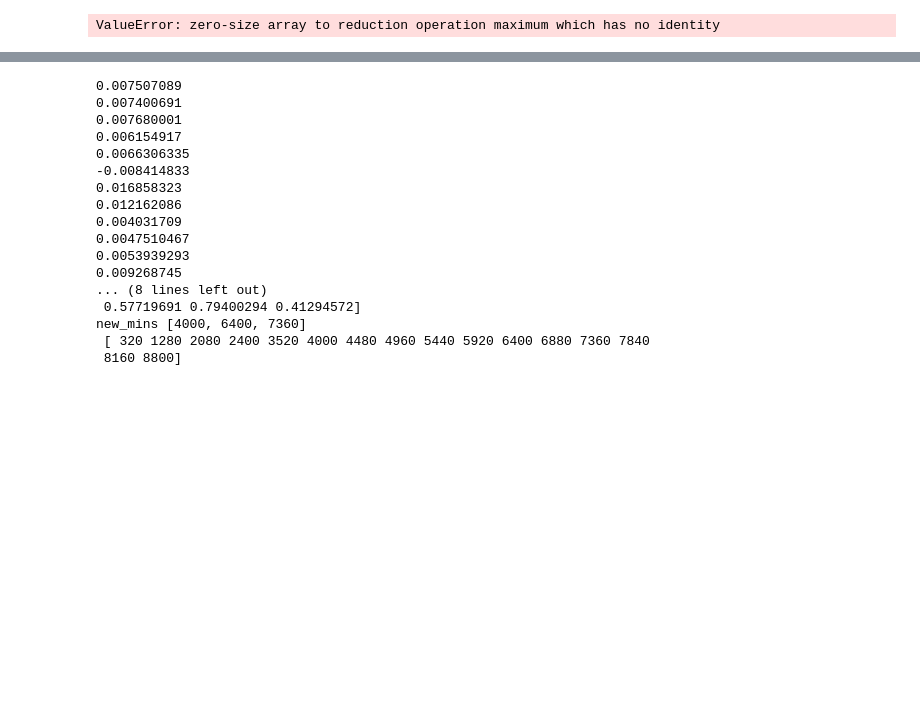
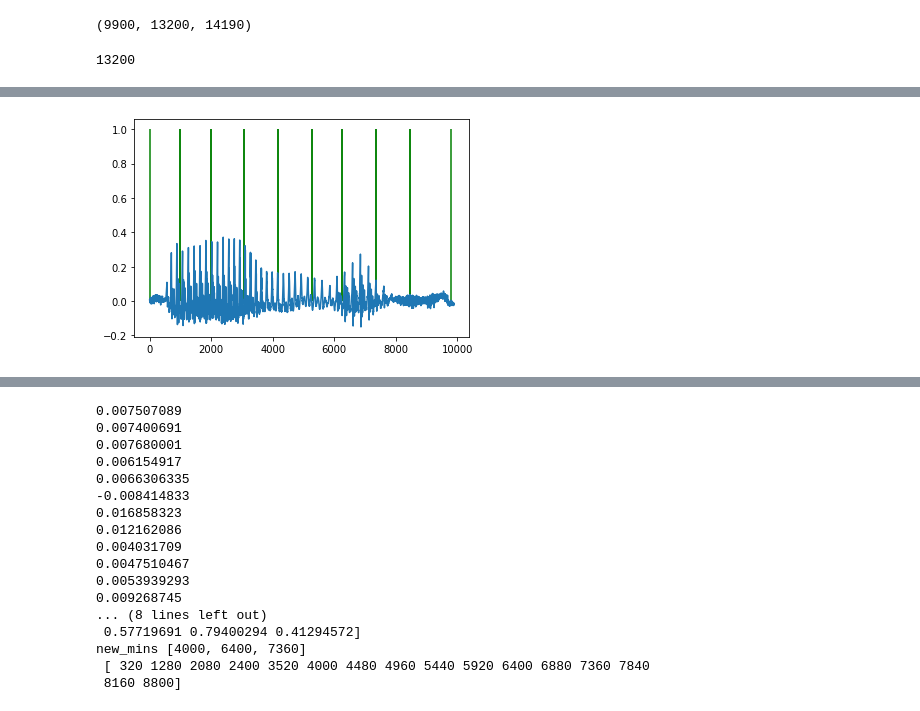
Before and after one commit to Majkil/Artefact, a Jupyter notebook: Research upgrade split.ipynb, the cells around one changed output, grey strips where cells are left out. Saved outputs shown, nothing was run; the diff lists cells and outputs as text; code cells hidden in the pictures; blank space fills up the shorter version.

```diff
--- a/Research upgrade split.ipynb
+++ b/Research upgrade split.ipynb
@@ -33,7 +30,7 @@ plt.axhline(0.06, c='g')
 plt.vlines(m*hop_length,0,1)
 
 seg_bits= Split3(segment,hop_length=hop_length,sr= sr,min_duration=45 )
-seg_bits = np.array(seg_bits)+segments[0][0]
+seg_bits = np.array(seg_bits)#+segments[0][0]
 trimmed_audio = clip_from_segments(audio, segments)
 print(seg_bits, segment.shape)
 ipd.Audio(trimmed_audio,rate=sr)
@@ -58,14 +55,21 @@ ipd.Audio(trimmed_audio,rate=sr)
 [interactive output not drawn]
 [figure]
 # %%
-segments
+len(segment),s , e
+# %% [output]
+(9900, 13200, 14190)
+# %%
+seg_bits[1][0]
+# %% [output]
+13200
 # %%
 hl = hop_length+50
 fl = int(hl*2)
 c = 1
 s = seg_bits[c][0]
-e = seg_bits[c][1]
+e = seg_bits[c+1][1]
+plt.plot(segment)
+plt.vlines(seg_bits,0,1,'g')
 
 ipd.Audio(segment[s:e], rate=sr)
 # %% [output]
-ValueError: zero-size array to reduction operation maximum which has no identity
@@ -71,0 +77 @@ ValueError: zero-size array to reduction operation maximum which has no identity
+[figure, added]
```
Also changed, not shown: parts of 5 cells of this notebook, 5 other files.
